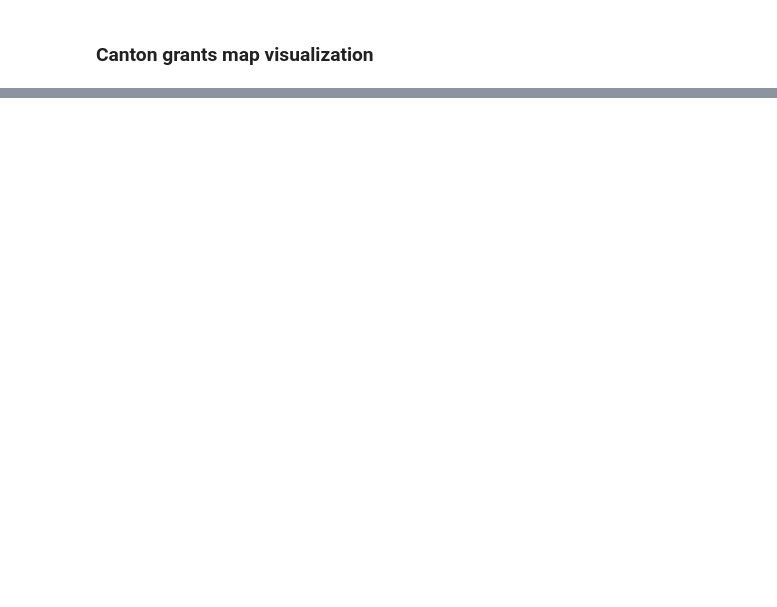
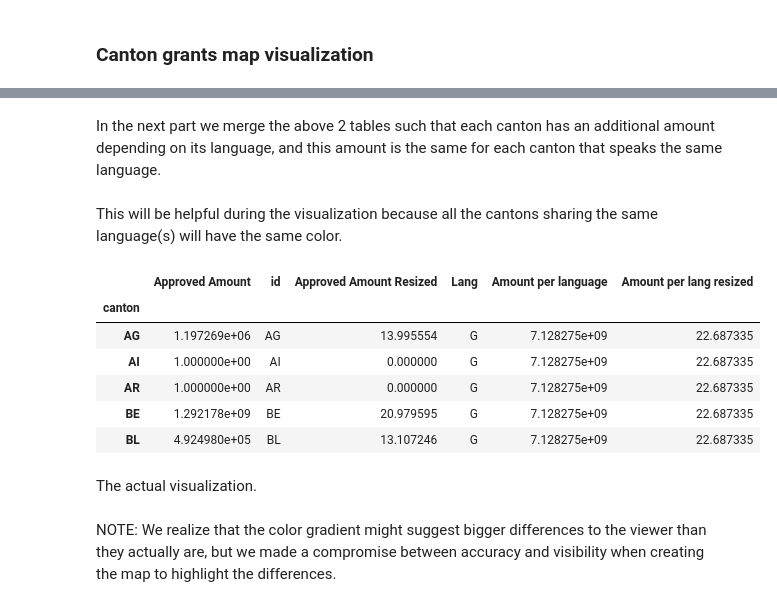
Before and after one commit to cipri-tom/Homework, a Jupyter notebook: 03 - Interactive Viz/Map Visualization.ipynb, the cells around one changed output, grey strips where cells are left out. Cells and saved outputs as stored; diff of their text form; code cells hidden in the pictures; blank space fills up the shorter version.

```diff
--- a/03 - Interactive Viz/Map Visualization.ipynb
+++ b/03 - Interactive Viz/Map Visualization.ipynb
@@ -116,0 +125,6 @@ rosti_cantons['Lang'] = ['G', 'G', 'G', 'G', 'G', 'G', 'FG', 'F', 'G', 'GR', 'F'
+# %%
+rosti_cantons_grouped_by_lang = rosti_cantons.groupby(['Lang'])
+rosti_cantons_grouped_by_lang = rosti_cantons_grouped_by_lang.agg({'Approved Amount':'sum'})
+rosti_cantons_grouped_by_lang = rosti_cantons_grouped_by_lang.rename(
+    columns={'Approved Amount': 'Amount per language'})
+rosti_cantons_grouped_by_lang
@@ -116,0 +139,21 @@ rosti_cantons['Lang'] = ['G', 'G', 'G', 'G', 'G', 'G', 'FG', 'F', 'G', 'GR', 'F'
+# %% [markdown]
+In the next part we merge the above 2 tables such that each canton has an additional amount depending on its language, and this amount is the same for each canton that speaks the same language.
+# %% [markdown]
+This will be helpful during the visualization because all the cantons sharing the same language(s) will have the same color.
+# %%
+rosti = rosti_cantons.merge(rosti_cantons_grouped_by_lang,
+                                  left_on='Lang', right_index=True, how='outer')
+rosti['Amount per lang resized'] = np.log(rosti['Amount per language'])
+rosti.head()
+# %% [output]
+|  | Approved Amount | id | Approved Amount Resized | Lang | Amount per language | Amount per lang resized |
+| canton |  |  |  |  |  |  |
+| AG | 1.197269e+06 | AG | 13.995554 | G | 7.128275e+09 | 22.687335 |
+| AI | 1.000000e+00 | AI | 0.000000 | G | 7.128275e+09 | 22.687335 |
+| AR | 1.000000e+00 | AR | 0.000000 | G | 7.128275e+09 | 22.687335 |
+| BE | 1.292178e+09 | BE | 20.979595 | G | 7.128275e+09 | 22.687335 |
+| BL | 4.924980e+05 | BL | 13.107246 | G | 7.128275e+09 | 22.687335 |
+# %% [markdown]
+The actual visualization.
+# %% [markdown]
+NOTE: We realize that the color gradient might suggest bigger differences to the viewer than they actually are, but we made a compromise between accuracy and visibility when creating the map to highlight the differences.
```
Also changed, not shown: parts of 15 cells of this notebook, 1 other file.
